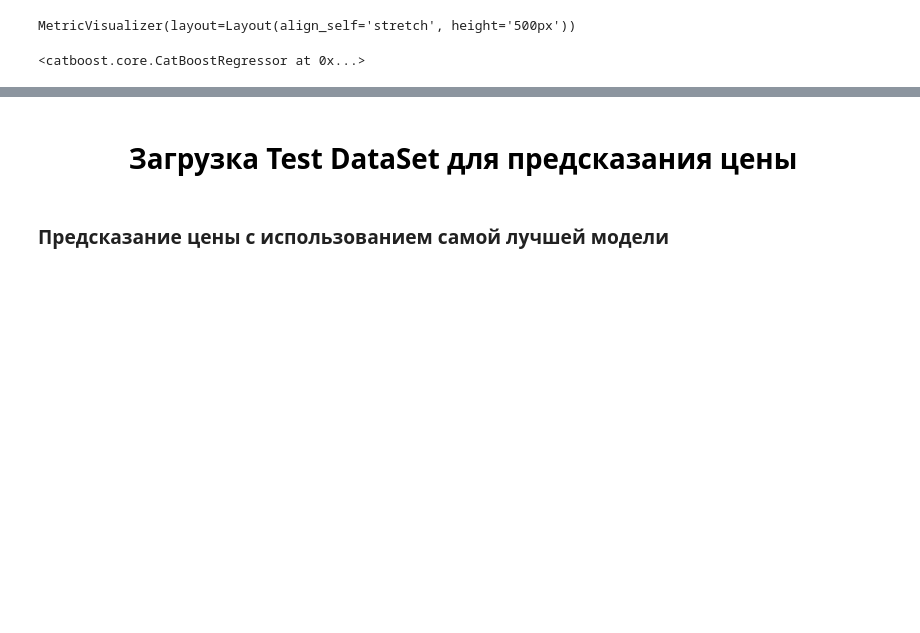
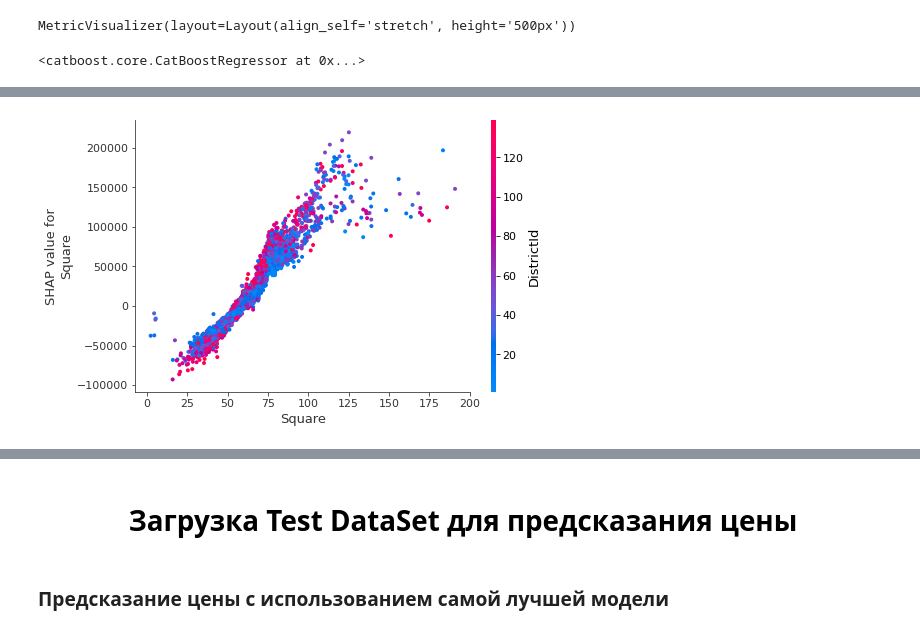
Before and after one commit to SciWake/OLD-Projects-for-Resume, a Jupyter notebook: house-price-prediction/Model.ipynb, the cells around one changed output, grey strips where cells are left out. Saved outputs shown, nothing was run; the diff lists cells and outputs as text; code cells hidden in the pictures; blank space fills up the shorter version.

```diff
--- a/house-price-prediction/Model.ipynb
+++ b/house-price-prediction/Model.ipynb
@@ -77,0 +158,4 @@ MetricVisualizer(layout=Layout(align_self='stretch', height='500px'))
+# %%
+shap.dependence_plot("Square", shap_values, X_train)
+# %% [output]
+[figure, added]
```
Also changed, not shown: parts of 20 cells of this notebook.
